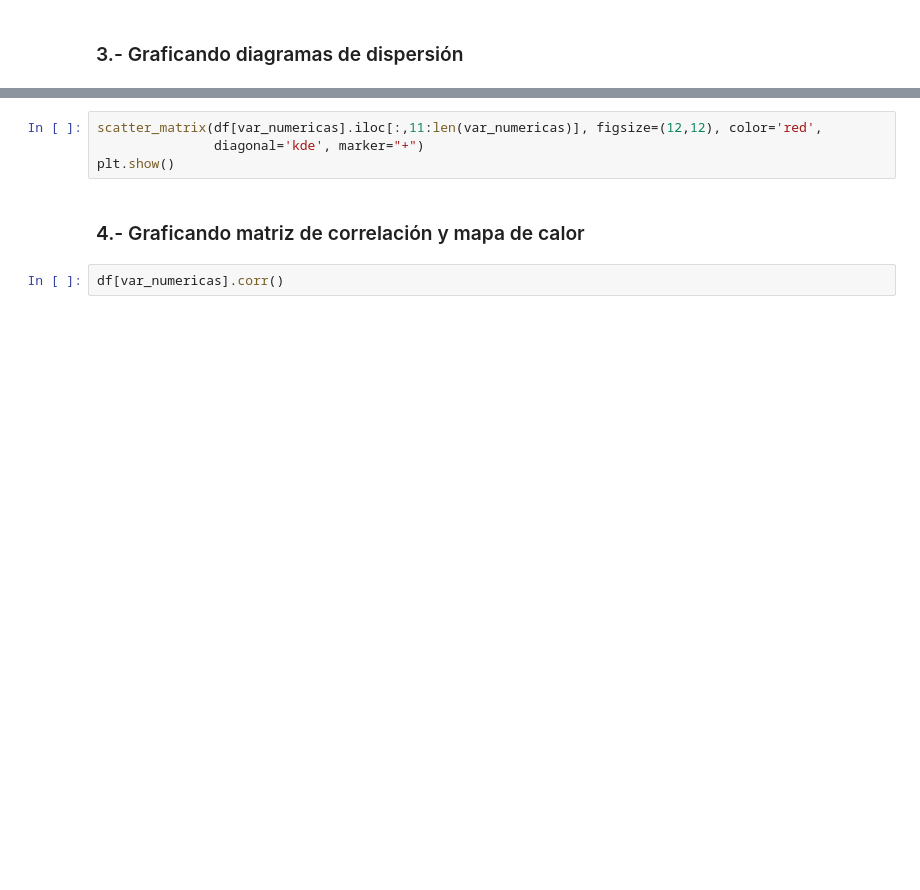
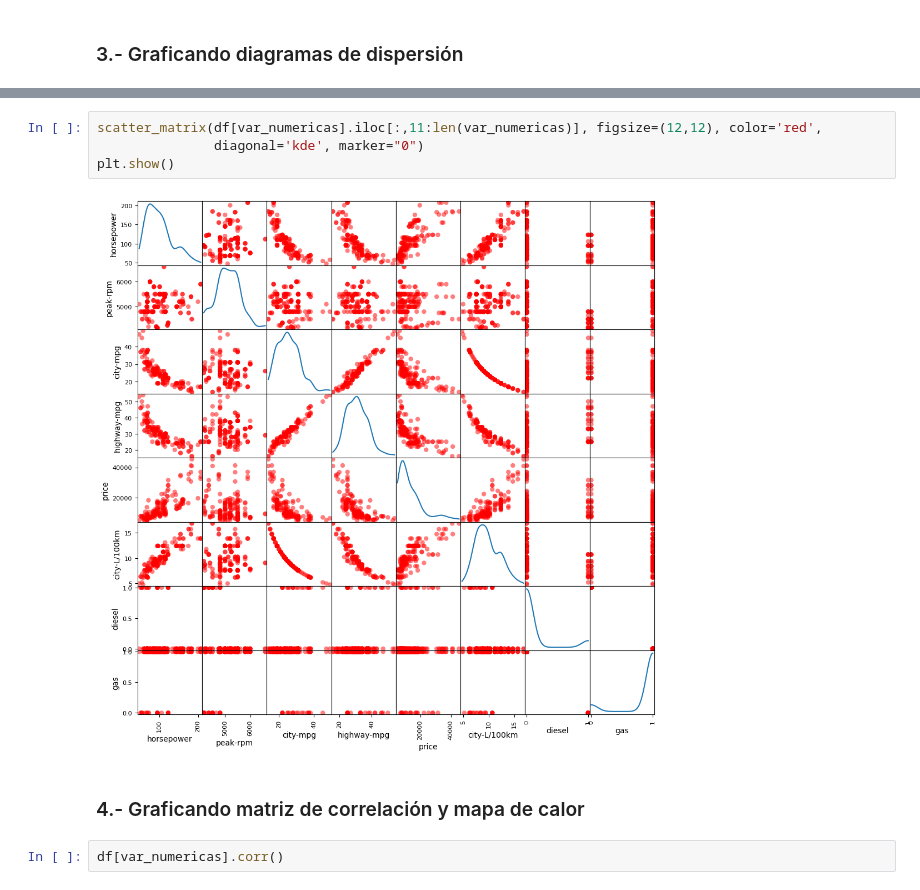
Before and after one commit to jgomezz/cpe_ciencia_datos_python_2026, a Jupyter notebook: mod3_analitica_datos_python/semana_02_analisis_exploratorio_datos.ipynb, the cells around one changed output, grey strips where cells are left out. Cells and saved outputs as stored; diff of their text form; blank space fills up the shorter version.

```diff
--- a/mod3_analitica_datos_python/semana_02_analisis_exploratorio_datos.ipynb
+++ b/mod3_analitica_datos_python/semana_02_analisis_exploratorio_datos.ipynb
@@ -54,7 +136,9 @@ plt.show()
 # %%
 scatter_matrix(df[var_numericas].iloc[:,11:len(var_numericas)], figsize=(12,12), color='red',
-               diagonal='kde', marker="+")
+               diagonal='kde', marker="0")
 plt.show()
+# %% [output]
+[figure, added]
 # %% [markdown]
 ### 4.- Graficando matriz de correlación y mapa de calor
 # %%
```
Also changed, not shown: parts of 14 cells of this notebook.
